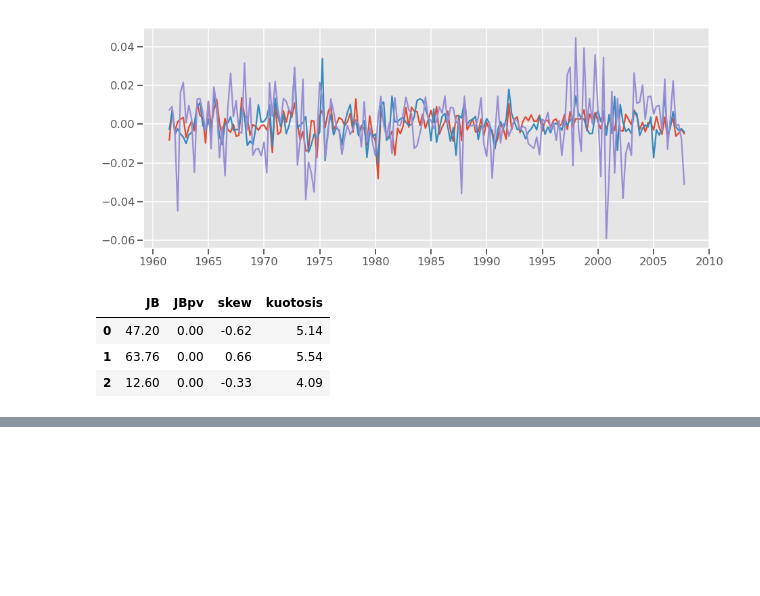
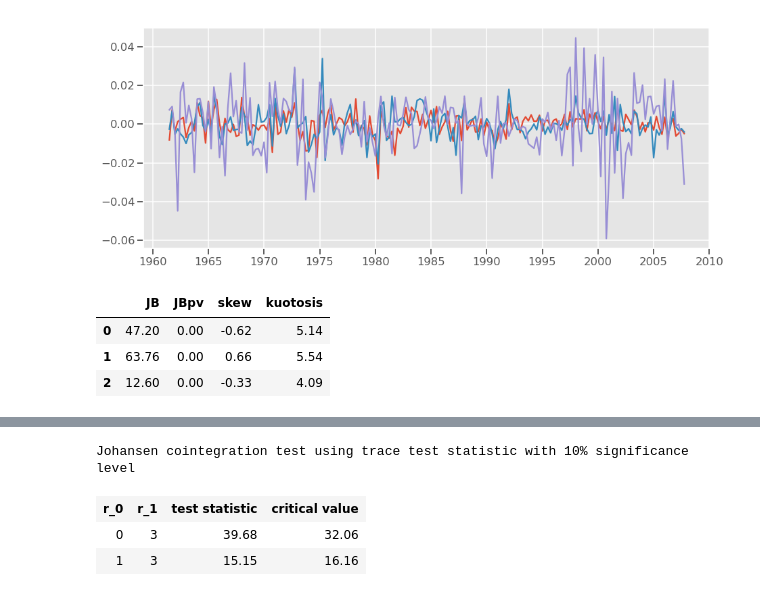
Before and after one commit to keita-dc/IMFxMFx, a Jupyter notebook: IMFx_MFx_assignment.ipynb, the cells around one changed output, grey strips where cells are left out. Saved outputs shown, nothing was run; the diff lists cells and outputs as text; code cells hidden in the pictures; blank space fills up the shorter version.

```diff
--- a/IMFx_MFx_assignment.ipynb
+++ b/IMFx_MFx_assignment.ipynb
@@ -310,0 +323,13 @@ pd.DataFrame(st.stattools.jarque_bera(model.resid), index=["JB", "JBpv", "skew",
+# %%
+test = ts.vector_ar.vecm.select_coint_rank(endog=df.loc[:, ["ln_rc", "ln_rdy", "ln_rnw"]],
+                                           det_order=1,
+                                           k_ar_diff=3,
+                                           signif=0.1,
+                                           method="trace"
+                                          )
+test.summary()
+# %% [output]
+Johansen cointegration test using trace test statistic with 10% significance level
+| r_0 | r_1 | test statistic | critical value |
+| 0 | 3 | 39.68 | 32.06 |
+| 1 | 3 | 15.15 | 16.16 |
```
Also changed, not shown: parts of 14 cells of this notebook, 2 other files.
